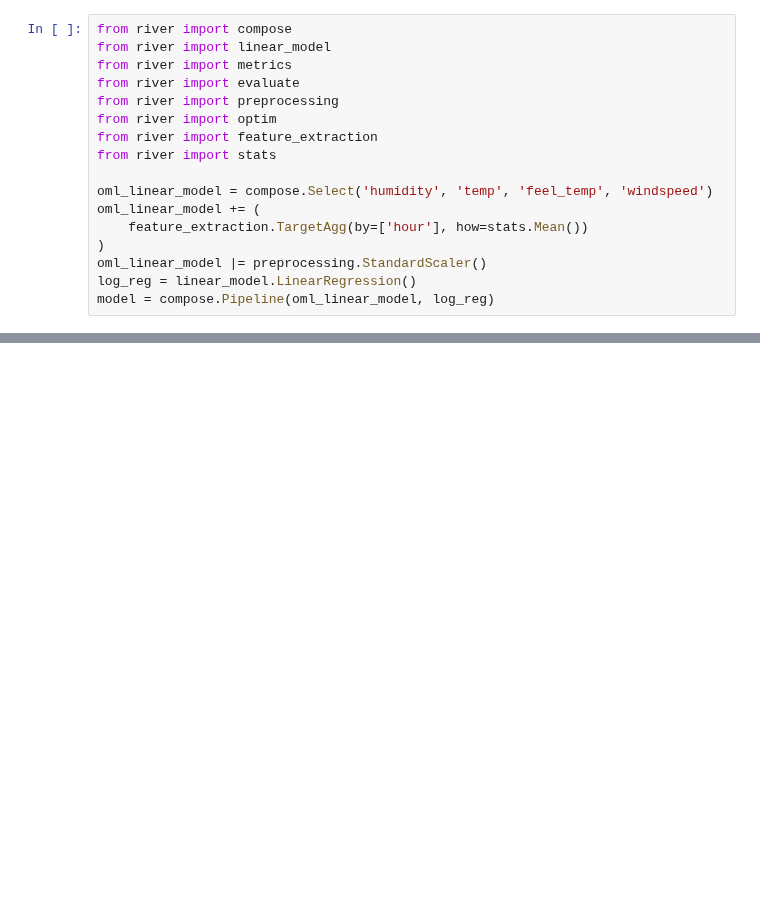
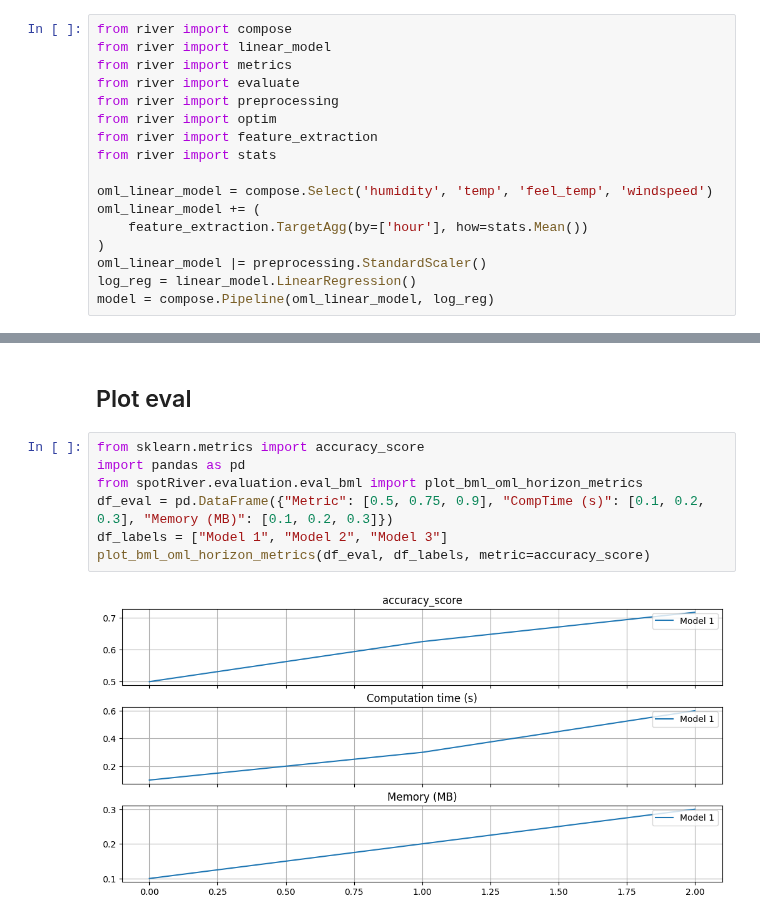
Before and after one commit to sequential-parameter-optimization/spotRiver, a Jupyter notebook: notebooks/00_tests.ipynb, the cells around one changed output, grey strips where cells are left out. Saved outputs shown, nothing was run; the diff lists cells and outputs as text; blank space fills up the shorter version.

```diff
--- a/notebooks/00_tests.ipynb
+++ b/notebooks/00_tests.ipynb
@@ -2643,0 +2538,11 @@ print(model)
+# %% [markdown]
+## Plot eval
+# %%
+from sklearn.metrics import accuracy_score
+import pandas as pd
+from spotRiver.evaluation.eval_bml import plot_bml_oml_horizon_metrics
+df_eval = pd.DataFrame({"Metric": [0.5, 0.75, 0.9], "CompTime (s)": [0.1, 0.2, 0.3], "Memory (MB)": [0.1, 0.2, 0.3]})
+df_labels = ["Model 1", "Model 2", "Model 3"]
+plot_bml_oml_horizon_metrics(df_eval, df_labels, metric=accuracy_score)
+# %% [output]
+[figure, added]
```
Also changed, not shown: parts of 22 cells of this notebook, 2 other files.
